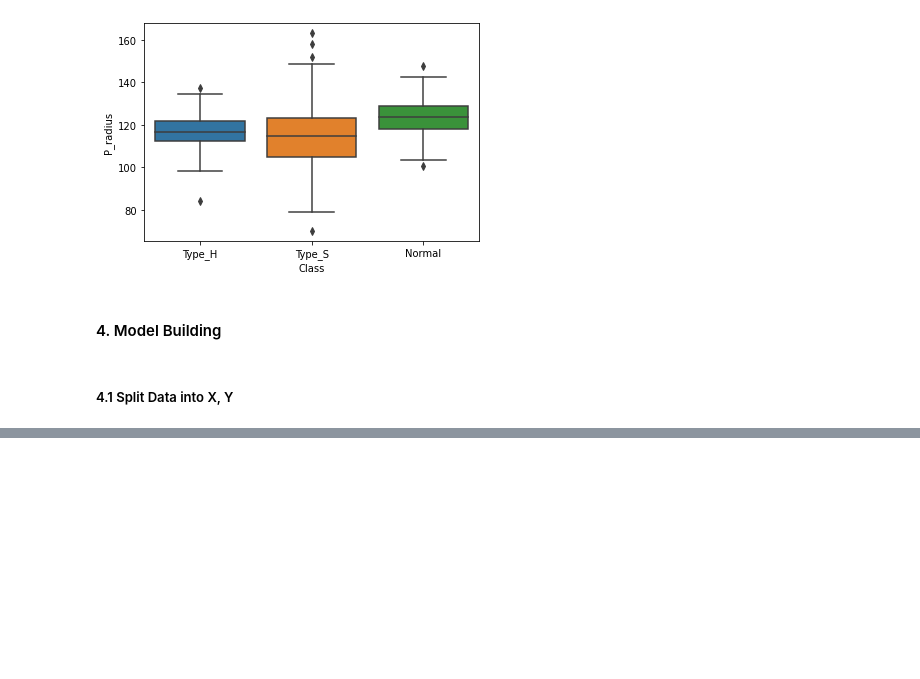
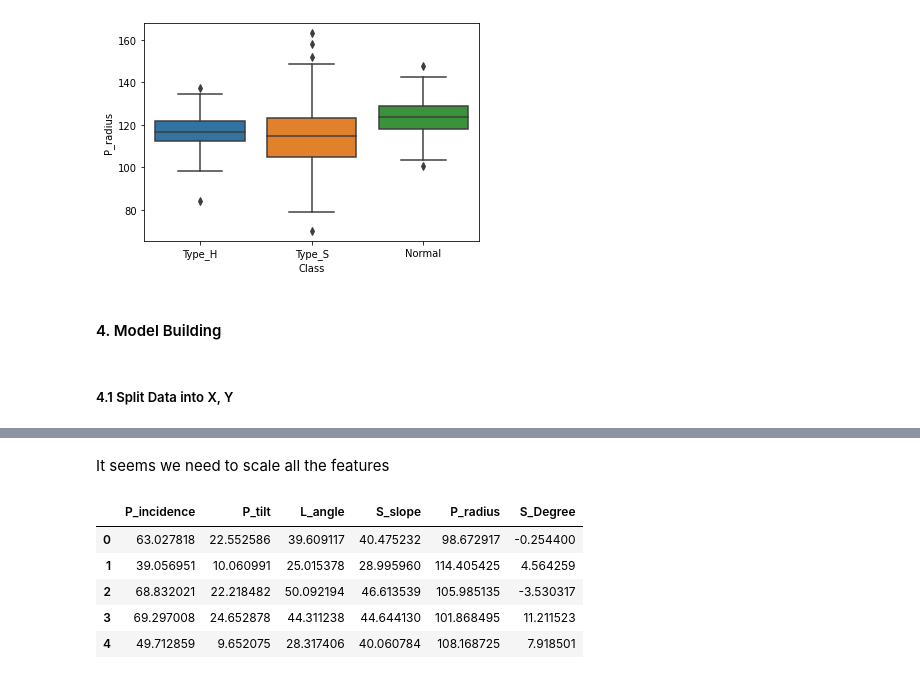
Before and after one commit to MohitBansal9013/AIML-Supervised-Learning, a Jupyter notebook: Supervised Learning Project.ipynb, the cells around one changed output, grey strips where cells are left out. Drawn from its saved outputs; the diff is of its cells as text; code cells hidden in the pictures; blank space fills up the shorter version.

```diff
--- a/Supervised Learning Project.ipynb
+++ b/Supervised Learning Project.ipynb
@@ -312,0 +346,14 @@ from sklearn.model_selection import train_test_split
+# %% [markdown]
+It seems we need to scale all the features
+# %%
+# Test Train Split
+
+X = df.drop(['Class'], axis=1)
+X.head(5)
+# %% [output]
+|  | P_incidence | P_tilt | L_angle | S_slope | P_radius | S_Degree |
+| 0 | 63.027818 | 22.552586 | 39.609117 | 40.475232 | 98.672917 | -0.254400 |
+| 1 | 39.056951 | 10.060991 | 25.015378 | 28.995960 | 114.405425 | 4.564259 |
+| 2 | 68.832021 | 22.218482 | 50.092194 | 46.613539 | 105.985135 | -3.530317 |
+| 3 | 69.297008 | 24.652878 | 44.311238 | 44.644130 | 101.868495 | 11.211523 |
+| 4 | 49.712859 | 9.652075 | 28.317406 | 40.060784 | 108.168725 | 7.918501 |
```
Also changed, not shown: parts of 31 cells of this notebook.
